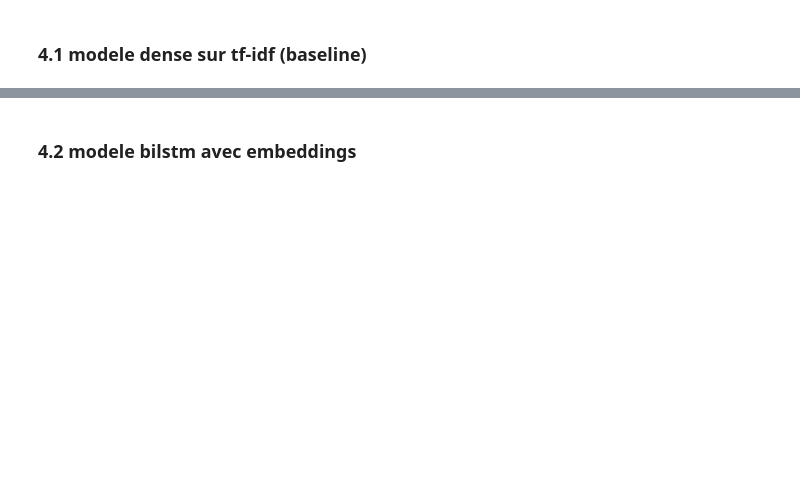
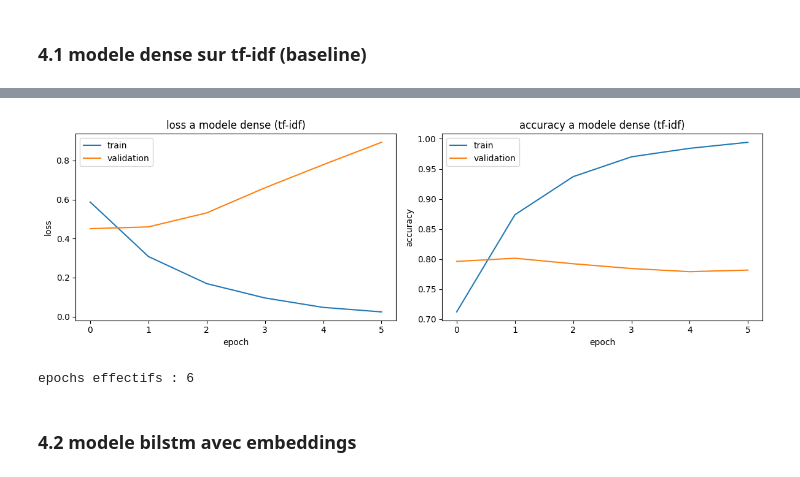
Before and after one commit to sofian-ras/ECF4, a Jupyter notebook: fake_news_nlp/notebook/ecf_fake_news.ipynb, the cells around one changed output, grey strips where cells are left out. Saved outputs shown, nothing was run; the diff lists cells and outputs as text; code cells hidden in the pictures; blank space fills up the shorter version.

```diff
--- a/fake_news_nlp/notebook/ecf_fake_news.ipynb
+++ b/fake_news_nlp/notebook/ecf_fake_news.ipynb
@@ -217,10 +261,10 @@ des mots comme "says", "claims" ou "sources" peuvent apparaitre dans des article
 # %%
 from nltk.corpus import stopwords
 
-# chargement du modÃ¨le spacy
+# chargement du modele spacy
 nlp = spacy.load("en_core_web_sm")
 
-# stopwords nltk â€” on conserve les mots de nÃ©gation
+# stopwords nltk a on conserve les mots de nAgation
 negation_words = {"not", "no", "never", "neither"}
 stop_words = set(stopwords.words("english")) - negation_words
 
@@ -260,7 +304,7 @@ contractions = {
 
 
 def expand_contractions(text: str) -> str:
-    """remplace les contractions par leur forme complÃ¨te."""
+    """remplace les contractions par leur forme complete."""
     for contraction, expanded in contractions.items():
         text = text.replace(contraction, expanded)
     return text
@@ -269,8 +313,8 @@ def expand_contractions(text: str) -> str:
 def clean_title(text: str) -> str:
     """
     pipeline de nettoyage d'un titre.
-    Ã©tapes : minuscules â†’ urls/mentions â†’ ponctuation/chiffres â†’
-             contractions â†’ stopwords â†’ lemmatisation â†’ tokens courts
+    Atapes : minuscules a urls/mentions a ponctuation/chiffres a
+             contractions a stopwords a lemmatisation a tokens courts
     """
     # 1. mise en minuscules
     text = text.lower()
@@ -279,14 +323,14 @@ def clean_title(text: str) -> str:
     text = re.sub(r"http\S+|www\.\S+", "", text)
     text = re.sub(r"@\w+", "", text)
 
-    # 3. suppression de la ponctuation et des chiffres isolÃ©s
+    # 3. suppression de la ponctuation et des chiffres isoles
     text = re.sub(r"[^a-z\s']", " ", text)
     text = re.sub(r"\b\d+\b", " ", text)
 
     # 4. expansion des contractions
     text = expand_contractions(text)
 
-    # 5. suppression des stopwords (sauf mots de nÃ©gation)
+    # 5. suppression des stopwords (sauf mots de negation)
     tokens = text.split()
     tokens = [t for t in tokens if t not in stop_words]
 
@@ -303,4 +347,4 @@ def clean_title(text: str) -> str:
 # test sur un exemple
 example = "Scientists don't want you to know this SECRET about vaccines!"
 print(f"original : {example}")
-print(f"nettoyÃ©  : {clean_title(example)}")
+print(f"nettoye  : {clean_title(example)}")
@@ -434,7 +520,7 @@ seul l'embedding peut comprendre que `misleading` et `deceptive` veulent dire la
 ### 4.1 modele dense sur tf-idf (baseline)
 # %%
 def build_dense_model(input_dim: int) -> keras.Sequential:
-    """construit le modÃ¨le dense sur vecteurs tf-idf."""
+    """construit le modele dense sur vecteurs tf-idf."""
     model = keras.Sequential(
         [
             layers.Input(shape=(input_dim,)),
@@ -482,26 +600,29 @@ print(f"entraÃ®nement terminÃ© en {time_dense:.1f}s")
 # %%
-# courbes d'apprentissage â€” modÃ¨le dense
+# courbes d'apprentissage a modele dense
 fig, axes = plt.subplots(1, 2, figsize=(12, 4))
 
 axes[0].plot(history_dense.history["loss"], label="train")
 axes[0].plot(history_dense.history["val_loss"], label="validation")
-axes[0].set_title("loss â€” modÃ¨le dense (tf-idf)")
+axes[0].set_title("loss a modele dense (tf-idf)")
 axes[0].set_xlabel("epoch")
 axes[0].set_ylabel("loss")
 axes[0].legend()
 
 axes[1].plot(history_dense.history["accuracy"], label="train")
 axes[1].plot(history_dense.history["val_accuracy"], label="validation")
-axes[1].set_title("accuracy â€” modÃ¨le dense (tf-idf)")
+axes[1].set_title("accuracy a modele dense (tf-idf)")
 axes[1].set_xlabel("epoch")
 axes[1].set_ylabel("accuracy")
 axes[1].legend()
 
 plt.tight_layout()
 plt.show()
 
 epochs_dense = len(history_dense.history["loss"])
 print(f"epochs effectifs : {epochs_dense}")
+# %% [output]
+[figure, added]
+epochs effectifs : 6
 # %% [markdown]
 ### 4.2 modele bilstm avec embeddings
 # %%
```
Also changed, not shown: parts of 54 cells of this notebook, 4 other files.
